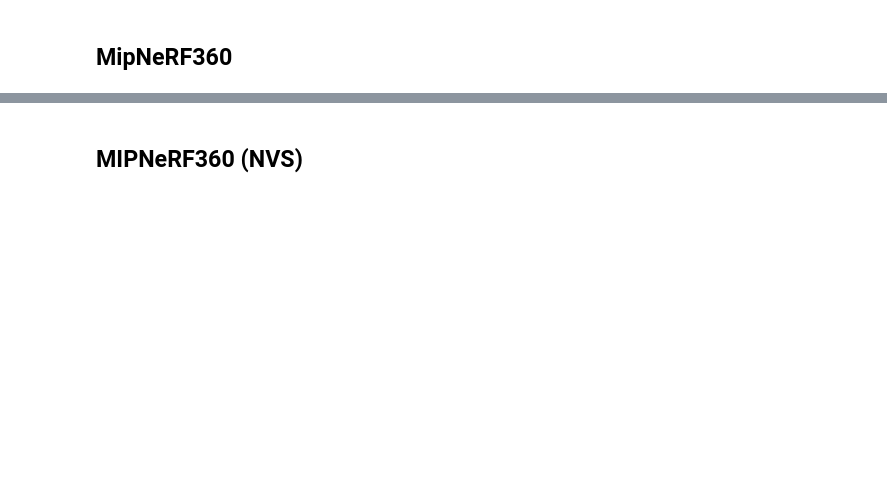
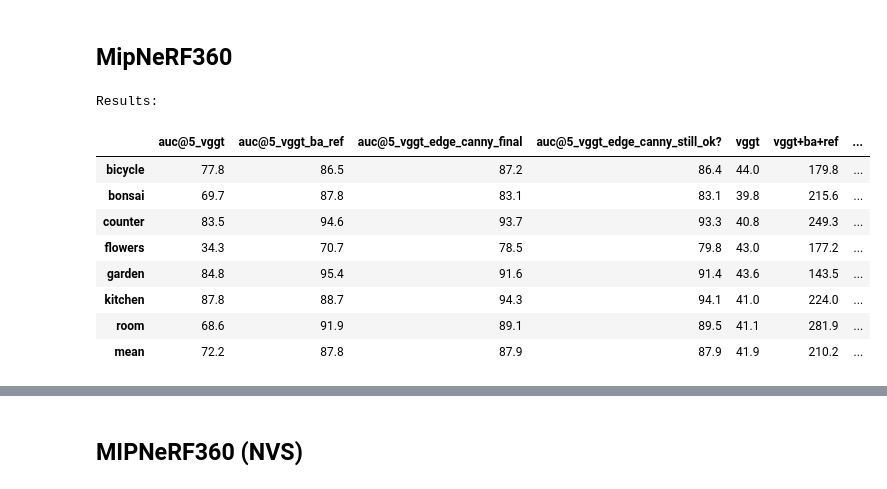
Before and after one commit to mattiadurso/EPO, a Jupyter notebook: benchmark.ipynb, the cells around one changed output, grey strips where cells are left out. Saved outputs shown, nothing was run; the diff lists cells and outputs as text; code cells hidden in the pictures; blank space fills up the shorter version.

```diff
--- a/benchmark.ipynb
+++ b/benchmark.ipynb
@@ -7,12 +7,14 @@ from helpers.benchmark_plotting import *
 models = [
     'vggt',
     # 'vggt_ba',
-    # 'vggt_ba_ref',
+    'vggt_ba_ref',
     # 'vggt_edge_canny_all_2000iter',
     # 'vggt_edge_canny_early_stop_loss',
     'vggt_edge_canny_final',
-    'vggt_edge_canny_skip_mlp',
-    'vggt_edge_canny_dino3'
+    # 'vggt_edge_canny_skip_mlp',
+    # 'vggt_edge_canny_dino3',
+    'vggt_edge_canny_still_ok?'
+
     # 'vggt_edge_canny_final_no_stop',
     # 'vggt_edge_canny_free_vars_100iter',
     # 'vggt_edge_canny_mlp_100iter',
@@ -168,9 +248,20 @@ plot_auc5_with_time(df[split:], dataset, models, thr)
 # %%
 # MLP (x|dino3 cls) seems to improve a bit
 dataset = "mipnerf360"
 df = read_results(dataset, "sparse_150", models, thr=thr,
         remove=["stump", "treehill"], round_to=1
     )
-df.mean(numeric_only=True) # why?
+# df.mean(numeric_only=True) # why?
+# %% [output]
+Results:
+|  | auc@5_vggt | auc@5_vggt_ba_ref | auc@5_vggt_edge_canny_final | auc@5_vggt_edge_canny_still_ok? | vggt | vggt+ba+ref | ... |
+| bicycle | 77.8 | 86.5 | 87.2 | 86.4 | 44.0 | 179.8 | ... |
+| bonsai | 69.7 | 87.8 | 83.1 | 83.1 | 39.8 | 215.6 | ... |
+| counter | 83.5 | 94.6 | 93.7 | 93.3 | 40.8 | 249.3 | ... |
+| flowers | 34.3 | 70.7 | 78.5 | 79.8 | 43.0 | 177.2 | ... |
+| garden | 84.8 | 95.4 | 91.6 | 91.4 | 43.6 | 143.5 | ... |
+| kitchen | 87.8 | 88.7 | 94.3 | 94.1 | 41.0 | 224.0 | ... |
+| room | 68.6 | 91.9 | 89.1 | 89.5 | 41.1 | 281.9 | ... |
+| mean | 72.2 | 87.8 | 87.9 | 87.9 | 41.9 | 210.2 | ... |
 # %%
 print(latexfy(df, caption="", label=f"tab:{dataset}"))
```
Also changed, not shown: parts of 13 cells of this notebook.
